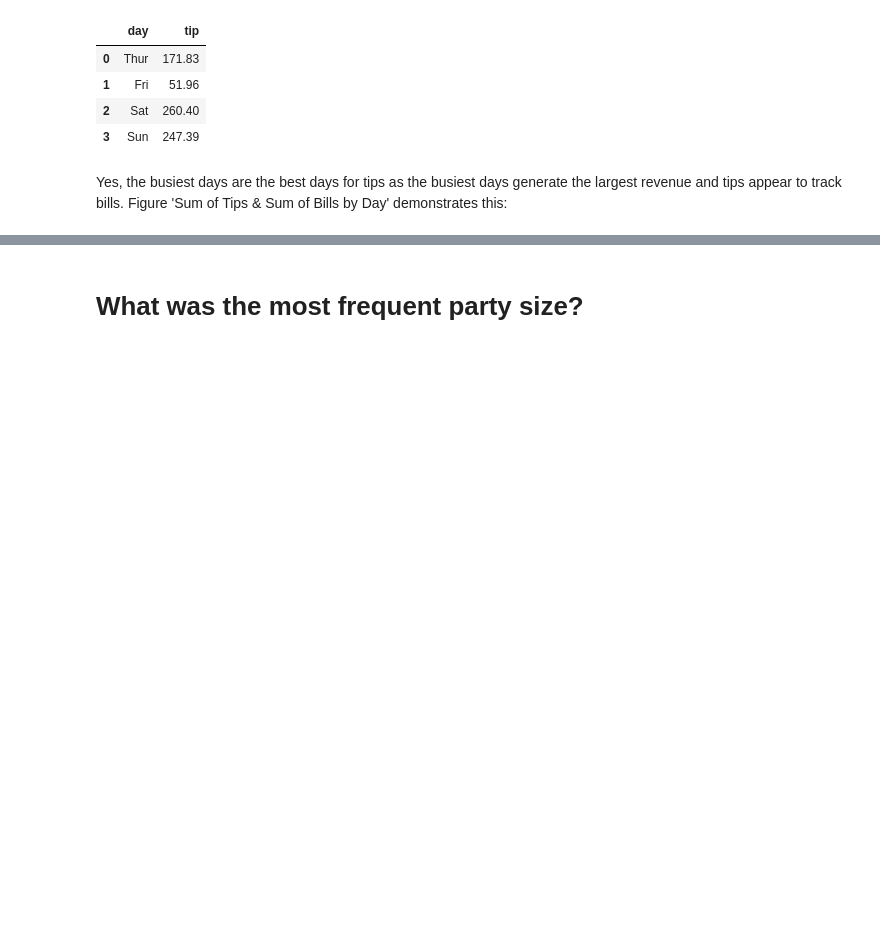
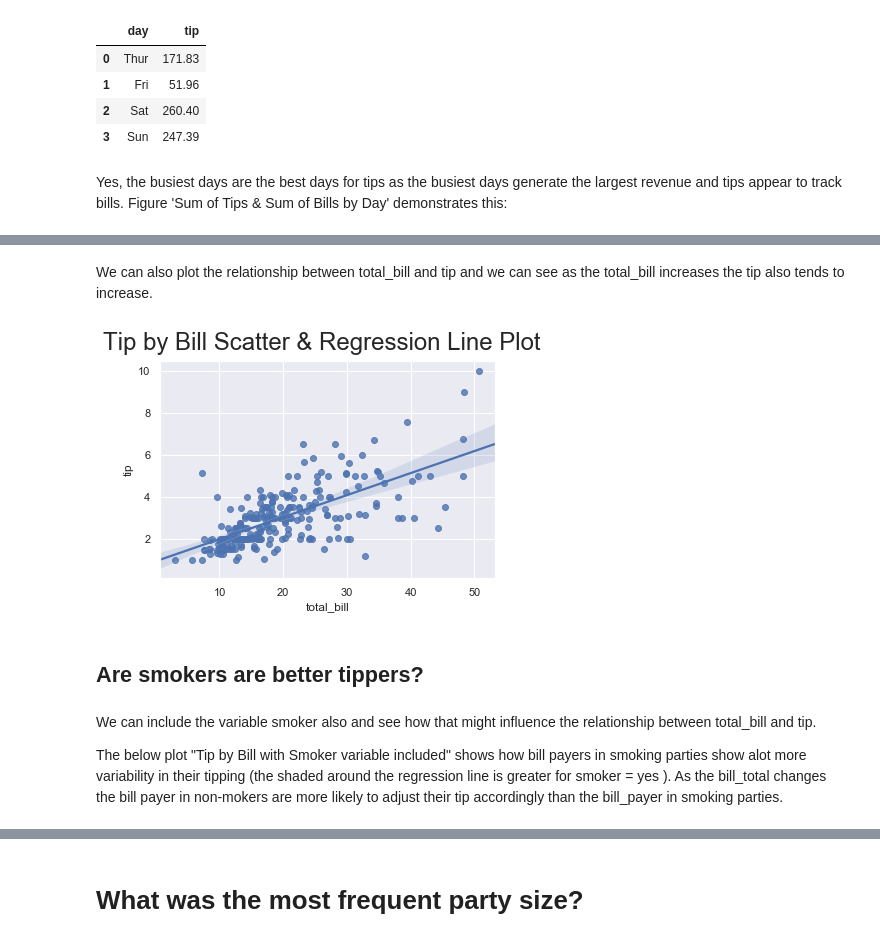
Before and after one commit to fionaoriordan/52446_19_tips, a Jupyter notebook: tips_notebook.ipynb, the cells around one changed output, grey strips where cells are left out. Saved outputs shown, nothing was run; the diff lists cells and outputs as text; code cells hidden in the pictures; blank space fills up the shorter version.

```diff
--- a/tips_notebook.ipynb
+++ b/tips_notebook.ipynb
@@ -240,0 +267,20 @@ Name: size, dtype: int64
+# %% [markdown]
+We can also plot the relationship between total_bill and tip and we can see as the total_bill increases the tip also tends to increase.
+# %%
+
+ax1 = sns.set(color_codes=True)
+
+ax1 = sns.regplot(x="total_bill", y="tip", data=df)
+
+# Adding a title
+ax1.figure.suptitle("Tip by Bill Scatter & Regression Line Plot", fontsize = 24)
+
+plt.show()
+# %% [output]
+[figure, added]
+# %% [markdown]
+## Are smokers are better tippers?
+# %% [markdown]
+We can include the variable smoker also and see how that might influence the relationship between total_bill and tip.
+
+The below plot "Tip by Bill with Smoker variable included" shows how bill payers in smoking parties show alot more variability in their tipping (the shaded around the regression line is greater for smoker = yes ). As the bill_total changes the bill payer in non-mokers  are more likely to adjust their tip accordingly than the bill_payer in smoking parties.
```
Also changed, not shown: parts of 46 cells of this notebook.
